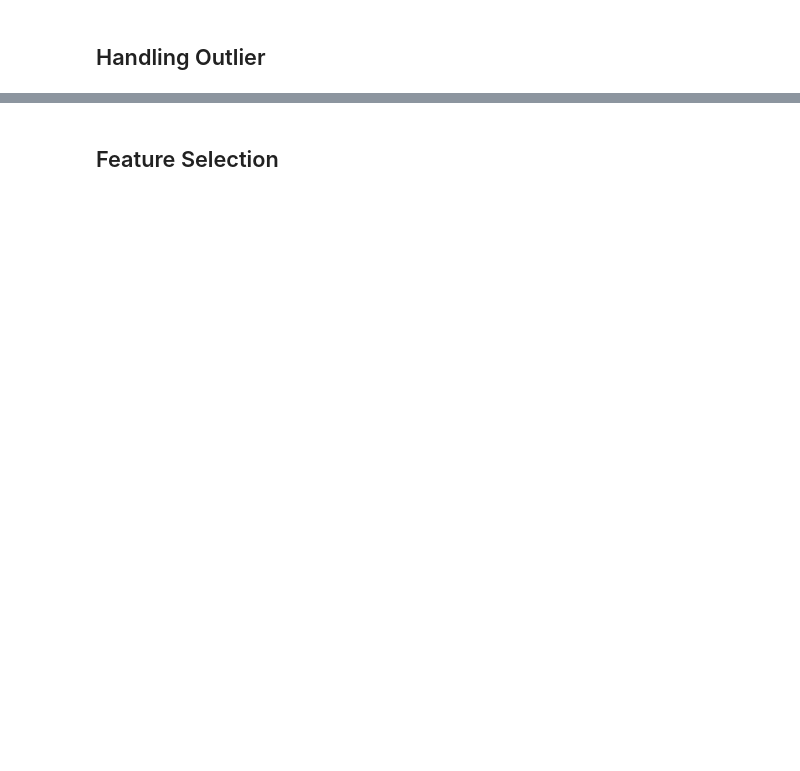
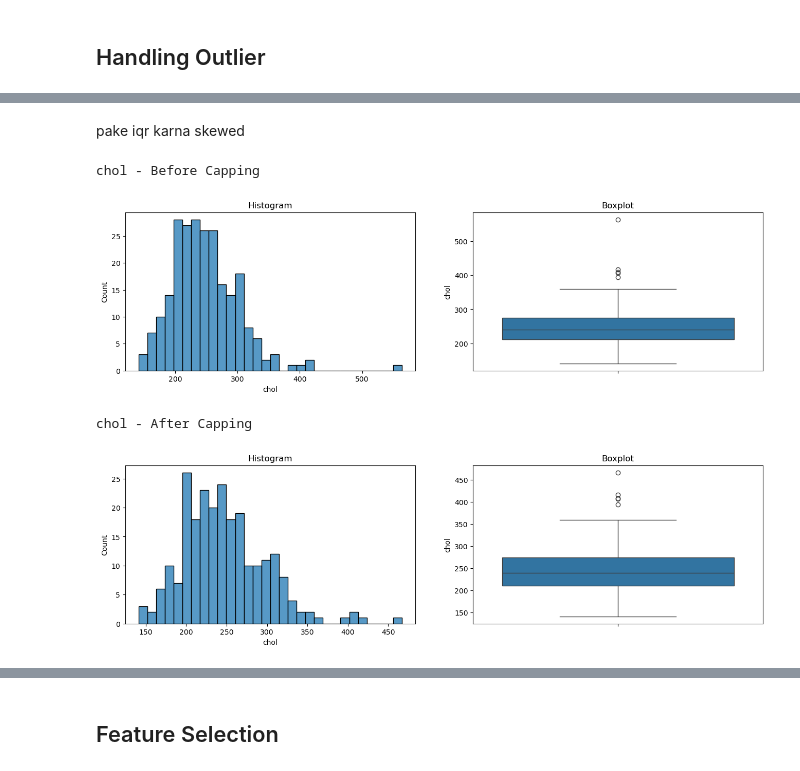
Before and after one commit to karenlontoh/p1w2_non_graded_challenge, a Jupyter notebook: h8dsft_ngc_ml_w2.ipynb, the cells around one changed output, grey strips where cells are left out. Drawn from its saved outputs; the diff is of its cells as text; code cells hidden in the pictures; blank space fills up the shorter version.

```diff
--- a/h8dsft_ngc_ml_w2.ipynb
+++ b/h8dsft_ngc_ml_w2.ipynb
@@ -193,8 +268,4 @@ Duplicate value berhasil dihapus, data menjadi 302 rows.
 # %%
-# Definisikan kolom kategorikal dan numerik
-col_cat = ['sex', 'cp', 'fbs', 'restecg', 'exang', 'slope', 'ca', 'thal', 'target']
-col_num = ['age', 'trestbps', 'chol', 'thalach', 'oldpeak']
-
 def calculate_outliers_and_skewness(column):
     '''
     Fungsi ini digunakan untuk menghitung outliers dan skewness dari suatu kolom.
@@ -413,0 +600,4 @@ Setelah mengetahui distribusi data setiap kolom, maka analisa dapat dilakukan.
+# %%
+# Mengisi missing values
+X_train['ca'] = X_train['ca'].fillna(X_train['ca'].median())  # Mengisi dengan median
+X_train['thal'] = X_train['thal'].fillna(X_train['thal'].mode()[0])  # Mengisi dengan median
@@ -417,0 +748,46 @@ Setelah mengetahui distribusi data setiap kolom, maka analisa dapat dilakukan.
+# %% [markdown]
+pake iqr karna skewed
+# %%
+from feature_engine.outliers import Winsorizer
+
+# Menginisialisasi Winsorizer untuk variabel yang dipilih
+winsoriser = Winsorizer(capping_method='iqr',
+                         tail='both',
+                         fold=3,
+                         variables=['chol'],
+                         missing_values='ignore')
+
+X_train_num_capped = winsoriser.fit_transform(X_train_num)
+X_test_num_capped = winsoriser.transform(X_test_num)
+# %%
+def diagnostic_plots(df, variable):
+    # Define figure size
+    plt.figure(figsize=(16, 4))
+
+    # Histogram
+    plt.subplot(1, 2, 1)
+    sns.histplot(df[variable], bins=30)
+    plt.title('Histogram')
+
+    # Boxplot
+    plt.subplot(1, 2, 2)
+    sns.boxplot(y=df[variable])
+    plt.title('Boxplot')
+
+    plt.show()
+
+# Define columns to check
+cols_to_check = ['chol']
+
+# Check the distribution before and after capping
+for col in cols_to_check:
+    print(f'{col} - Before Capping')
+    diagnostic_plots(X_train, col)
+
+    print(f'\n{col} - After Capping')
+    diagnostic_plots(X_train_num_capped, col)
+# %% [output]
+chol - Before Capping
+[figure, added]
+chol - After Capping
+[figure, added]
```
Also changed, not shown: parts of 56 cells of this notebook.
